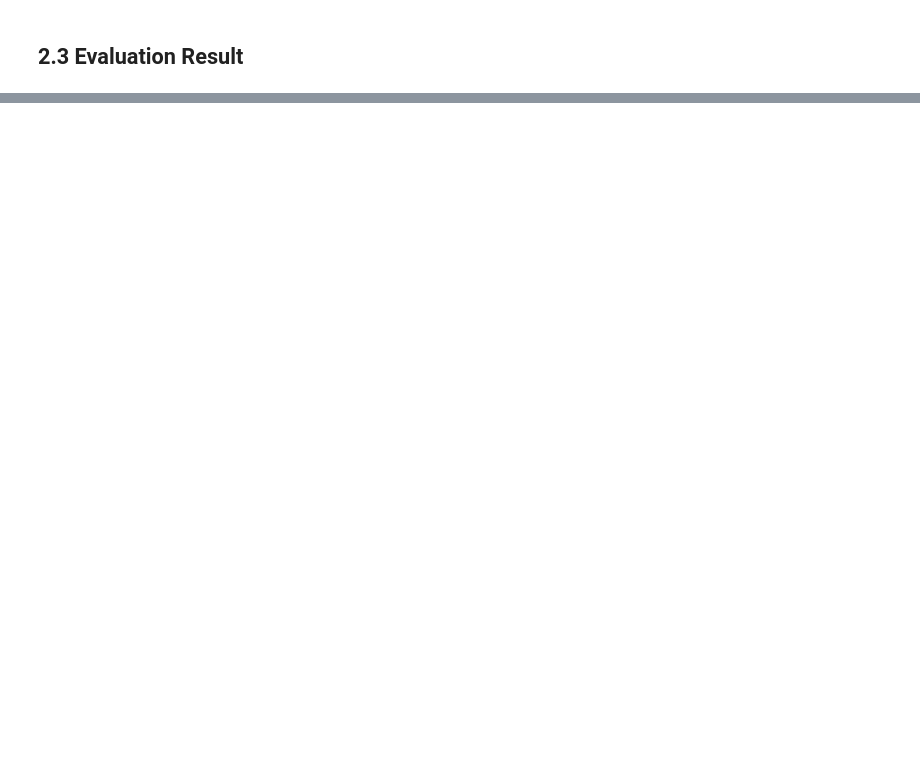
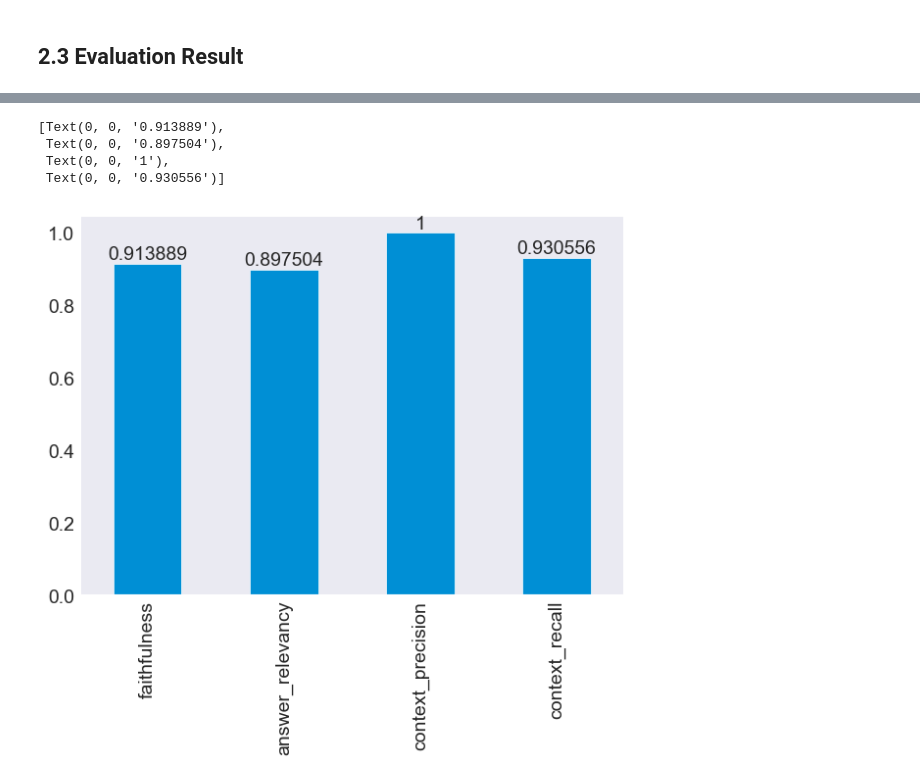
Before and after one commit to eryzerz/pekerja-gpt, a Jupyter notebook: eval.ipynb, the cells around one changed output, grey strips where cells are left out. Saved outputs shown, nothing was run; the diff lists cells and outputs as text; code cells hidden in the pictures; blank space fills up the shorter version.

Commit message:
Re-evaluate and display result with bar chart

```diff
--- a/eval.ipynb
+++ b/eval.ipynb
@@ -335,0 +362,12 @@ print(base_evaluation_result)
+# %%
+plotPekerjaGPT = pd.DataFrame({
+  "scores": list(evaluation_result.values()),
+}, index=['faithfulness', 'answer_relevancy', 'context_precision', 'context_recall'])
+pkg = plotPekerjaGPT['scores'].plot(kind='bar')
+pkg.bar_label(pkg.containers[0])
+# %% [output]
+[Text(0, 0, '0.913889'),
+ Text(0, 0, '0.897504'),
+ Text(0, 0, '1'),
+ Text(0, 0, '0.930556')]
+[figure, added]
```
Also changed, not shown: parts of 11 cells of this notebook, 2 other files.
